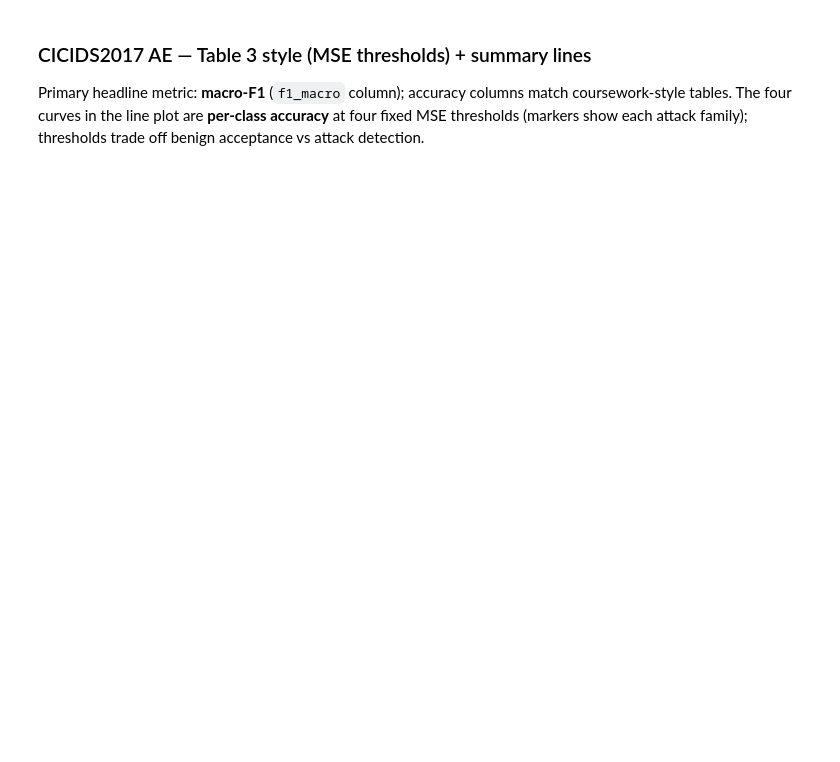
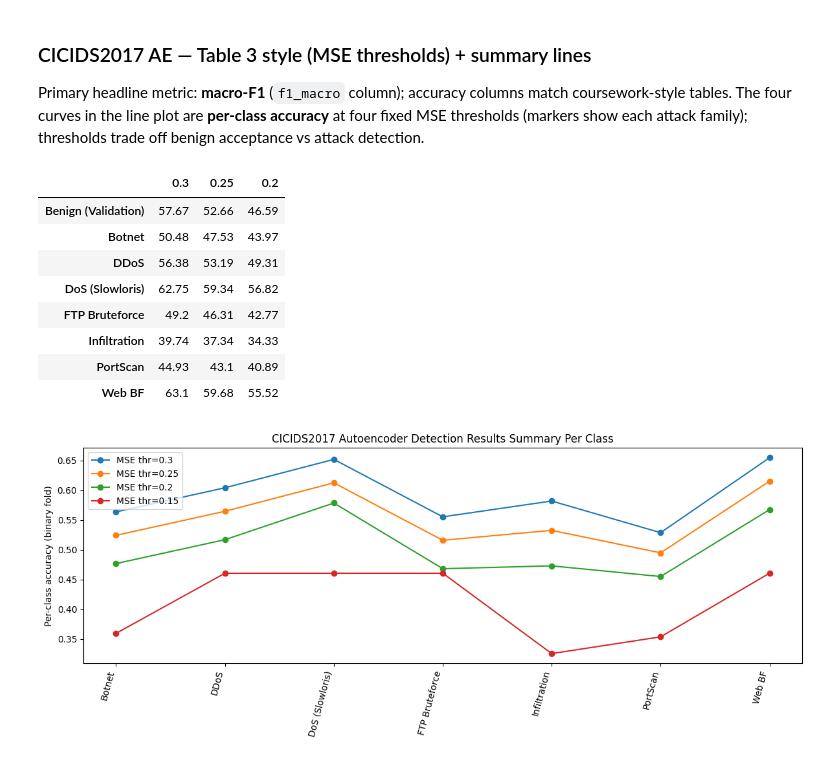
Before and after one commit to antedotee/dl-aml-cybersec-project, a Jupyter notebook: notebooks/02_deep_learning_autoencoder_colab.ipynb, the cells around one changed output. Saved outputs shown, nothing was run; the diff lists cells and outputs as text; code cells hidden in the pictures; blank space fills up the shorter version.

```diff
--- a/notebooks/02_deep_learning_autoencoder_colab.ipynb
+++ b/notebooks/02_deep_learning_autoencoder_colab.ipynb
@@ -680,33 +700,51 @@ for _thr in AE_TABLE_THRESHOLDS:
     _rec = 1.0 if _n == 0 else float(np.sum((_sb > _thr).astype(np.int8) == 0)) / _n
     _tbl_f1["Benign (Validation)"][_thr] = round(100.0 * _rec, 2)
 
-_classes = ["Benign (Validation)"] + sorted({k for d in _tbl_acc.values() for k in d if k != "Benign (Validation)"})
+# Correctly collect only string family names from _tbl_acc
+_family_names_set = set()
+for key, inner_dict in _tbl_acc.items():
+    if isinstance(key, float): # Only process entries where the key is a threshold (float)
+        _family_names_set.update(inner_dict.keys()) # These inner_dict keys are the family names (strings)
+
+_classes = ["Benign (Validation)"] + sorted(list(_family_names_set))
+
 _df_ae_acc = pd.DataFrame(index=_classes, columns=[str(t) for t in AE_TABLE_THRESHOLDS])
 _df_ae_f1 = pd.DataFrame(index=_classes, columns=[str(t) for t in AE_TABLE_THRESHOLDS])
 for t in AE_TABLE_THRESHOLDS:
     for c in _classes:
         _df_ae_acc.loc[c, str(t)] = _tbl_acc.get(t, {}).get(c, np.nan)
         if c == "Benign (Validation)":
             _df_ae_f1.loc[c, str(t)] = _tbl_f1["Benign (Validation)"].get(t, np.nan)
         else:
             _df_ae_f1.loc[c, str(t)] = _tbl_f1.get(t, {}).get(c, np.nan)
 
 _df_ae_acc.to_csv(_figd / "table3_ae_accuracy_cicids.csv")
 _df_ae_f1.to_csv(_figd / "table3_ae_f1macro_cicids.csv")
 display(_df_ae_f1)
 
 _mat_acc = []
 for _thr in AE_LINE_THRESHOLDS:
     _, rws = eval_thr(float(_thr))
     _mat_acc.append([r["accuracy"] for r in rws])
 _cls_order = [r["family"] for r in rws]
 plt.figure(figsize=(12, 5))
 for i, thr in enumerate(AE_LINE_THRESHOLDS):
     plt.plot(range(len(_cls_order)), _mat_acc[i], marker="o", label=f"MSE thr={thr}")
 plt.xticks(range(len(_cls_order)), _cls_order, rotation=75, ha="right")
 plt.ylabel("Per-class accuracy (binary fold)")
 plt.title("CICIDS2017 Autoencoder Detection Results Summary Per Class")
 plt.legend()
 plt.tight_layout()
 plt.savefig(_figd / "ae_per_class_accuracy_lines.png", dpi=150)
 plt.show()
+# %% [output]
+|  | 0.3 | 0.25 | 0.2 |
+| Benign (Validation) | 57.67 | 52.66 | 46.59 |
+| Botnet | 50.48 | 47.53 | 43.97 |
+| DDoS | 56.38 | 53.19 | 49.31 |
+| DoS (Slowloris) | 62.75 | 59.34 | 56.82 |
+| FTP Bruteforce | 49.2 | 46.31 | 42.77 |
+| Infiltration | 39.74 | 37.34 | 34.33 |
+| PortScan | 44.93 | 43.1 | 40.89 |
+| Web BF | 63.1 | 59.68 | 55.52 |
+[figure, added]
```
Also changed, not shown: parts of 3 cells of this notebook, 2 other files.
